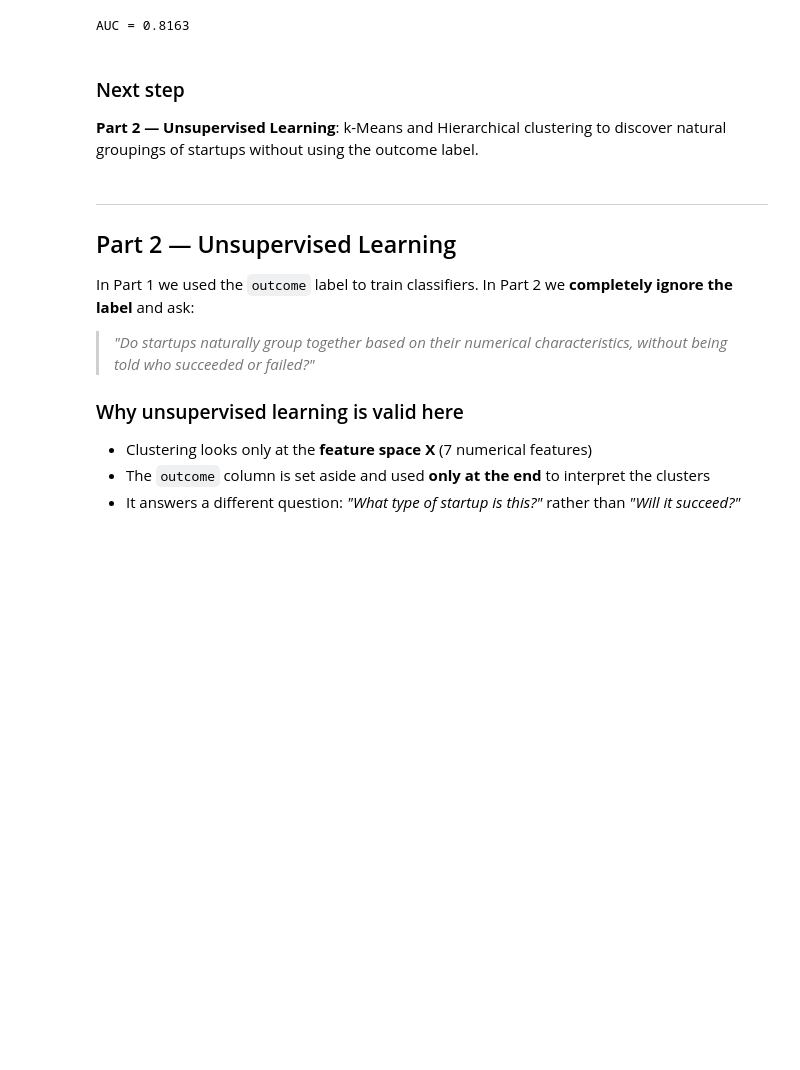
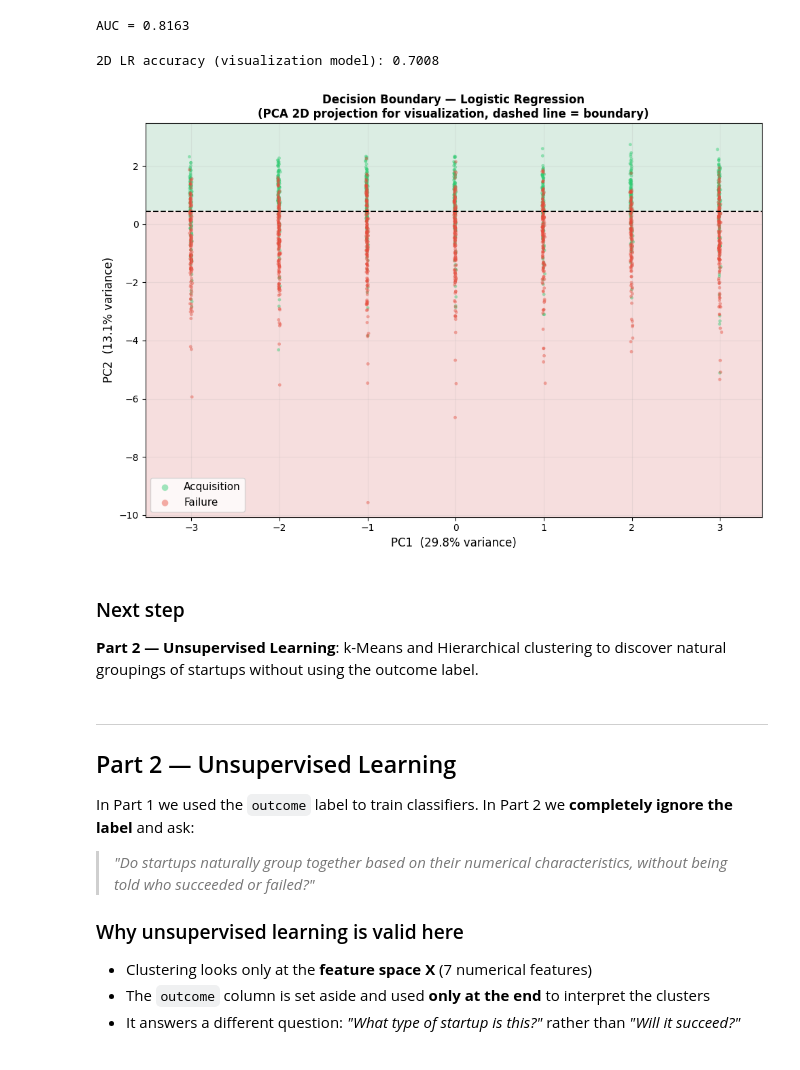
Before and after one commit to Clement-NI/Machine_learning_project_kaggle_start_up_success_data, a Jupyter notebook: scientificProject1/task.ipynb, the cells around one changed output. Cells and saved outputs as stored; diff of their text form; code cells hidden in the pictures; blank space fills up the shorter version.

Commit message:
Add decision boundary plot for binary classification (Acquisition vs Failure)
- PCA 2D projection of preprocessed features
- Logistic Regression trained on 2D space for visualization
- Dashed boundary line + background shading + scatter of test points

https://claude.ai/code/session_01QhGjCchUC55W7pMvffa1Aj

```diff
--- a/scientificProject1/task.ipynb
+++ b/scientificProject1/task.ipynb
@@ -995,10 +995,74 @@ print(f'AUC = {auc_b:.4f}')
 # %% [output]
 [figure]
 AUC = 0.8163
-# %% [markdown]
-### Next step
-**Part 2 — Unsupervised Learning**: k-Means and Hierarchical clustering to discover
-natural groupings of startups without using the outcome label.
+# %%
+# ── Decision Boundary (PCA 2D projection) ────────────────────────────────────
+# The full model uses 10 features — decision boundaries can only be drawn in 2D.
+# We: (1) preprocess X_train_b, (2) project to 2D with PCA, (3) train a new LR
+# on those 2 components, (4) draw the boundary.
+# This is a *visualization only* — the reported metrics above use the full model.
+
+from sklearn.decomposition import PCA
+
+# Preprocess
+preprocessor_b = best_pipeline_b.named_steps['preprocessor']
+X_train_pre = preprocessor_b.transform(X_train_b)
+X_test_pre  = preprocessor_b.transform(X_test_b)
+
+# PCA → 2D
+pca_2d = PCA(n_components=2, random_state=RANDOM_STATE)
+X_train_2d = pca_2d.fit_transform(X_train_pre)
+X_test_2d  = pca_2d.transform(X_test_pre)
+
+# Train LR on 2D for boundary
+from sklearn.linear_model import LogisticRegression as LR2
+lr_2d = LR2(C=best_pipeline_b.named_steps['classifier'].C, max_iter=1000,
+            random_state=RANDOM_STATE)
+lr_2d.fit(X_train_2d, y_train_b)
+print(f'2D LR accuracy (visualization model): {lr_2d.score(X_test_2d, y_test_b):.4f}')
+
+# ── Meshgrid ──────────────────────────────────────────────────────────────────
+h = 0.05
+x_min, x_max = X_test_2d[:, 0].min() - 0.5, X_test_2d[:, 0].max() + 0.5
+y_min, y_max = X_test_2d[:, 1].min() - 0.5, X_test_2d[:, 1].max() + 0.5
+xx, yy = np.meshgrid(np.arange(x_min, x_max, h),
+                     np.arange(y_min, y_max, h))
+Z = lr_2d.predict(np.c_[xx.ravel(), yy.ravel()])
+Z = (Z == 'Acquisition').astype(int).reshape(xx.shape)
+
+# ── Plot ──────────────────────────────────────────────────────────────────────
+colors_cls = {'Acquisition': '#2ecc71', 'Failure': '#e74c3c'}
+fig, ax = plt.subplots(figsize=(10, 7))
+
+# Background shading
+ax.contourf(xx, yy, Z, alpha=0.15, cmap='RdYlGn')
+ax.contour(xx, yy, Z, levels=[0.5], colors='black', linewidths=1.5,
+           linestyles='--')
+
+# Scatter (subsample 2000 pts for clarity)
+rng_vis = np.random.RandomState(RANDOM_STATE)
+idx_vis = rng_vis.choice(len(X_test_2d), size=2000, replace=False)
+for label, color in colors_cls.items():
+    mask = y_test_b.values[idx_vis] == label
+    ax.scatter(X_test_2d[idx_vis][mask, 0], X_test_2d[idx_vis][mask, 1],
+               c=color, label=label, alpha=0.45, s=12, edgecolors='none')
+
+ax.set_xlabel(f'PC1  ({pca_2d.explained_variance_ratio_[0]*100:.1f}% variance)', fontsize=12)
+ax.set_ylabel(f'PC2  ({pca_2d.explained_variance_ratio_[1]*100:.1f}% variance)', fontsize=12)
+ax.set_title('Decision Boundary — Logistic Regression\n'
+             '(PCA 2D projection for visualization, dashed line = boundary)',
+             fontsize=12, fontweight='bold')
+ax.legend(fontsize=11, markerscale=2)
+ax.grid(alpha=0.2)
+plt.tight_layout()
+plt.show()
+# %% [output]
+2D LR accuracy (visualization model): 0.7008
+[figure, added]
+# %% [markdown]
+### Next step
+**Part 2 — Unsupervised Learning**: k-Means and Hierarchical clustering to discover
+natural groupings of startups without using the outcome label.
 # %% [markdown]
 ---
 ## Part 2 — Unsupervised Learning
```
